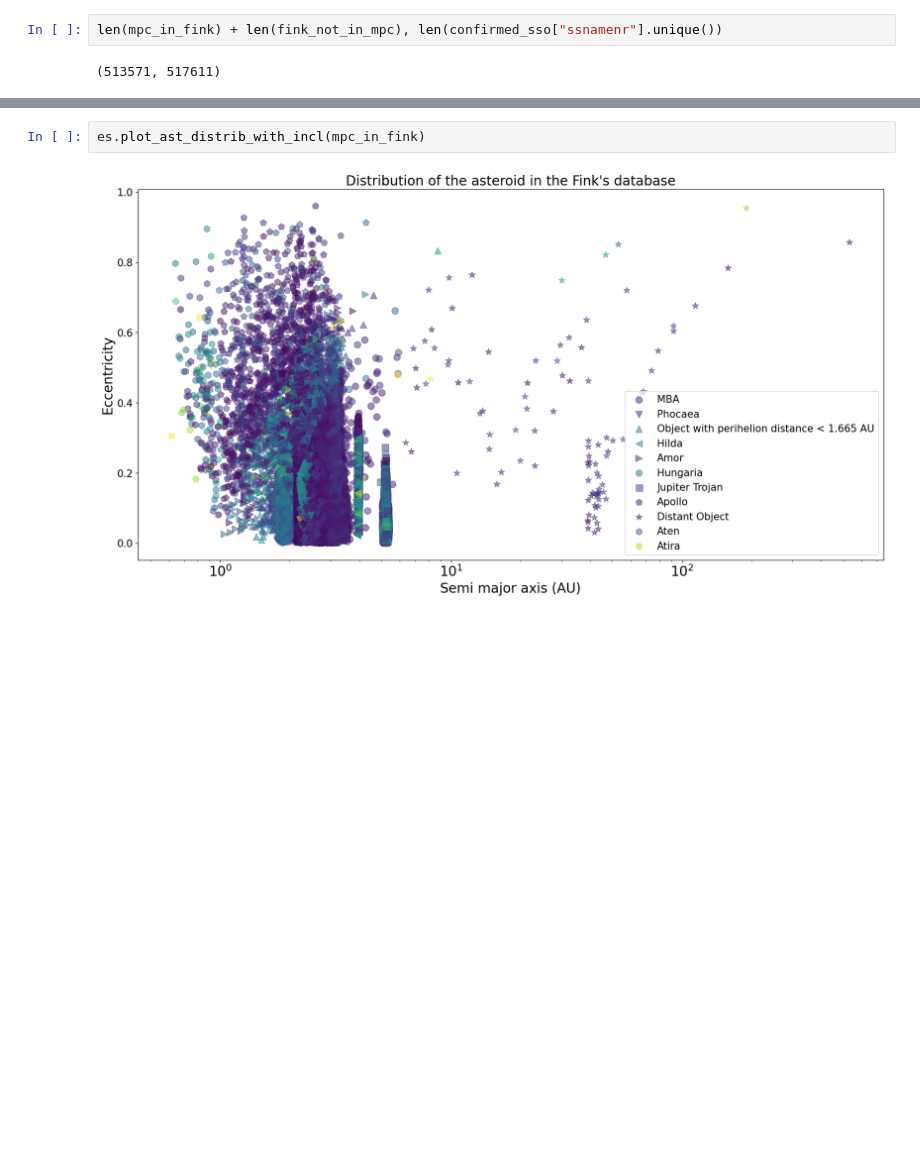
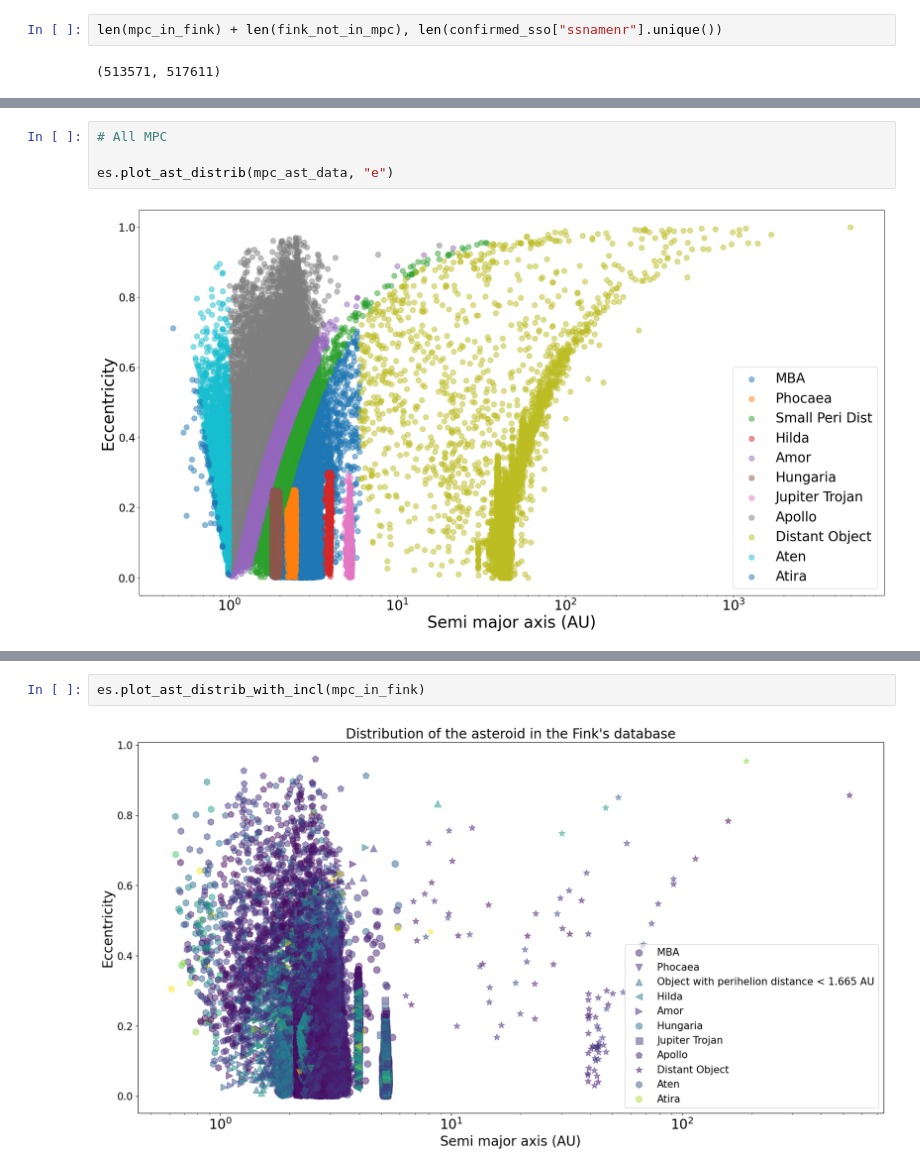
Before and after one commit to FusRoman/fink-fat, a Jupyter notebook: notebook/parameters_selection/confirmed_with_mpc.ipynb, the cells around one changed output, grey strips where cells are left out. Cells and saved outputs as stored; diff of their text form; blank space fills up the shorter version.

```diff
--- a/notebook/parameters_selection/confirmed_with_mpc.ipynb
+++ b/notebook/parameters_selection/confirmed_with_mpc.ipynb
@@ -39,0 +44,6 @@ es.plot_ast_distrib(mpc_in_fink)
+# %%
+# All MPC
+
+es.plot_ast_distrib(mpc_ast_data, "e")
+# %% [output]
+[figure, added]
```
Also changed, not shown: parts of 9 cells of this notebook, 2 other files.
